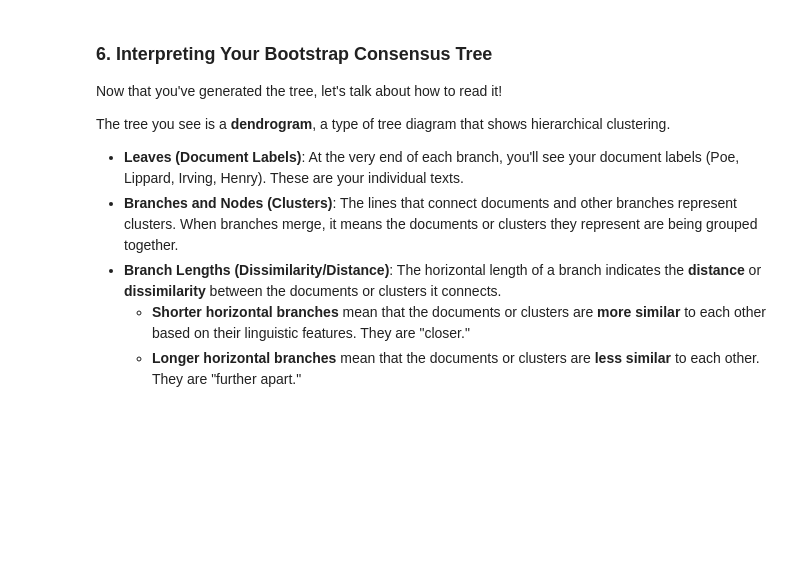
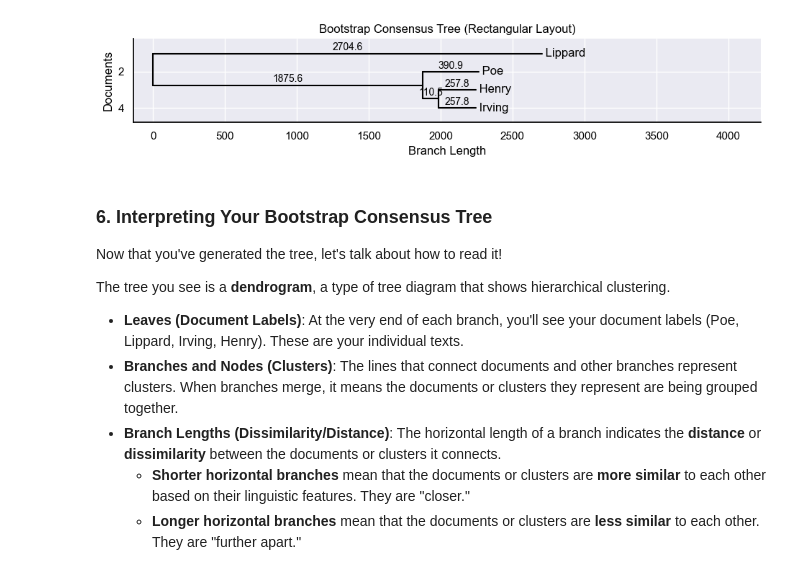
Before and after one commit to mangabe16/lexos, a Jupyter notebook: doc_src/docs/tutorials/cluster/bct_tutorial2.ipynb, the cells around one changed output. Cells and saved outputs as stored; diff of their text form; code cells hidden in the pictures; blank space fills up the shorter version.

Commit message:
Updates to clustering docs

```diff
--- a/doc_src/docs/tutorials/cluster/bct_tutorial2.ipynb
+++ b/doc_src/docs/tutorials/cluster/bct_tutorial2.ipynb
@@ -32,20 +35,0 @@ A **dictionary** is like a list where each item has a unique **label** (like "Po
-# %%
-from pathlib import Path
-
-# Load text files from uploaded documents.
-# The 'key' (e.g., "Poe") will be our document label.
-# The 'value' is the path to the text file.
-files = {
-    "Poe": "FilesToUse/Poe_FallOfHouseUsher_1839.txt",
-    "Lippard": "FilesToUse/Lippard_BelOfPrairieEden.txt",
-    "Irving": "FilesToUse/Irving_RipVanWInkle.txt",
-    "Henry": "FilesToUse/HenryWP_ThePirate.txt",
-}
-
-# Read the content of each text file into a list of strings
-docs = [Path(path).read_text(encoding="utf-8") for path in files.values()]
-
-# Get the labels (names) for each document directly from our dictionary's keys
-labels = list(files.keys())
-
-print(f"Loaded {len(docs)} documents with labels: {labels}")
@@ -154,26 +83,32 @@ When we create the BCT, we need to tell it how to build and combine these trees.
 
 Let's generate our first Bootstrap Consensus Tree!
 # %%
+# Import the BCT class for Bootstrap Consensus Tree
+from lexos.cluster.bootstrap_consensus2 import BCT
+
 # Create an instance of the BCT object
 bct = BCT()
 
 # Generate the Bootstrap Consensus Tree.
 # Experiment with the parameters below!
 fig = bct(
     doc_term_matrix=dtm,
     distance_metric="euclidean", # Try "cosine" for stylistic comparisons, or "cityblock"
     linkage_method="average",    # Try "ward" for compact clusters, or "complete"
     cutoff=0.5,                  # Only show relationships present in at least 50% of bootstrap trees
     iterations=10,               # Set higher (e.g., 100) for more reliable results, lower for faster testing
     replace="without",           # Do not repeat terms in each sample
     doc_labels=labels,           # Use the labels we defined for our documents
     text_color="rgb(0, 0, 0)",   # Set the text color to black
-    style="rectangular",         # Alternatively, use "fan"
-    showfig=True                 # Display the figure in the notebook
+    layout="rectangular",         # Alternatively, use "fan"
+    showfig=True,                # Display the figure in the notebook
+    title="Bootstrap Consensus Tree (Rectangular Layout)"  # Set a title for the dendrogram
 )
 
 # This line ensures the figure is shown, even if showfig was set to False.
 #fig.show()
+# %% [output]
+[figure, added]
 # %% [markdown]
 ### 6. Interpreting Your Bootstrap Consensus Tree
 
```
Also changed, not shown: parts of 10 cells of this notebook, 14 other files.
